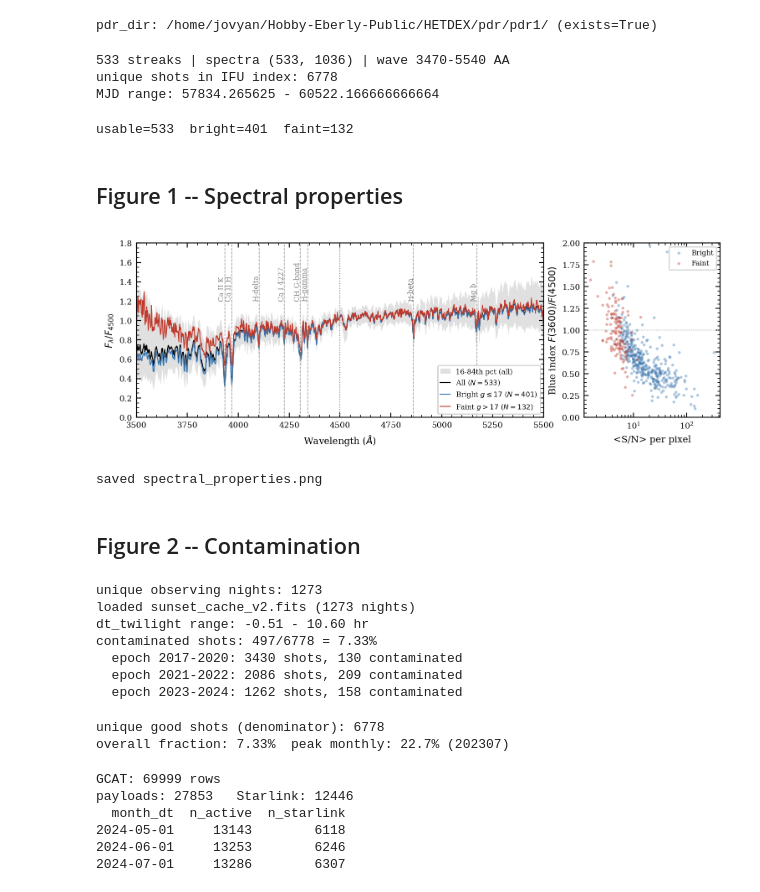
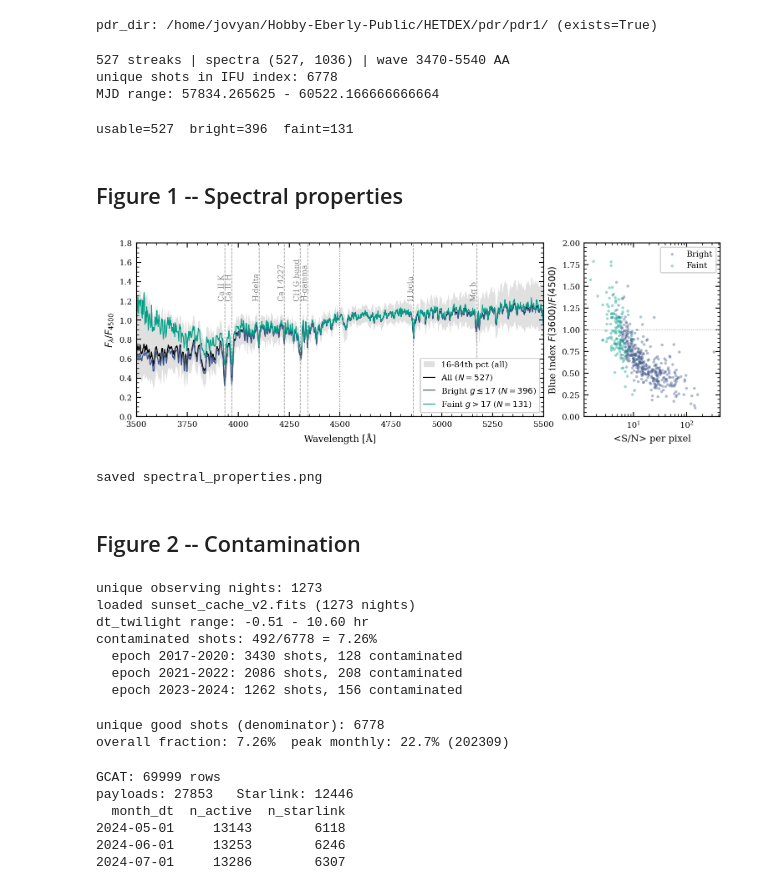
Before and after one commit to eriniocentric/hetdex_sats, a Jupyter notebook: paper_figures_combined.ipynb, the cells around one changed output. Cells and saved outputs as stored; diff of their text form; code cells hidden in the pictures.

```diff
--- a/paper_figures_combined.ipynb
+++ b/paper_figures_combined.ipynb
@@ -26,7 +26,7 @@ pdr_dir = '/home/jovyan/Hobby-Eberly-Public/HETDEX/pdr/pdr1/'
 if not op.exists(pdr_dir):
     pdr_dir = '/home/jovyan/work/pdr1/'
 
-STREAK_FITS  = 'HETDEX_PDR1_sats.fits'
+STREAK_FITS  = 'HETDEX_PDR1_satellites.fits'
 SUNSET_CACHE = 'sunset_cache_v2.fits'   # local-noon night key (corrected sign)
 GCAT_TSV     = 'gcat_satcat.tsv'        # wget -O gcat_satcat.tsv https://planet4589.org/space/gcat/tsv/cat/satcat.tsv
 PLOT_DIR     = 'figures'
@@ -53,20 +53,47 @@ def apjl_style():
     })
 
 apjl_style()
-C_ALL, C_BR, C_FN = 'k', '#3A76AF', '#C0392B'
+
+# ---- NPG orbit-class palette (matches satstreak_plots.py) ------------------
+C_LEO = '#E64B35'   # red-orange  (LEO)
+C_MEO = '#4DBBD5'   # cyan        (MEO)
+C_GEO = '#00A087'   # teal        (GEO)
+C_HEO = '#3C5488'   # navy        (HEO)
+
+# spectral-stack colours: all=black, bright=dark blue, faint=green
+C_ALL, C_BR, C_FN = 'k', '#3C5488', '#00A087'
+
+# contamination figure colours
+C_CONT    = C_MEO           # monthly bars / bi-monthly line
+C_PAYLOAD = C_HEO           # GCAT all-payload curve
+C_SL      = C_LEO           # GCAT Starlink-only curve
+# epoch progression: cool -> warm = early -> recent
+EPOCH_COLS = [C_MEO, C_GEO, C_HEO]
+
 print('pdr_dir:', pdr_dir, '(exists=%s)' % op.exists(pdr_dir))
 # %% [output]
 pdr_dir: /home/jovyan/Hobby-Eberly-Public/HETDEX/pdr/pdr1/ (exists=True)
 # %%
 # ---- streak catalogue + spectra + per-shot metadata ------------------------
-idx = Table.read(STREAK_FITS, hdu='INDEX')
+idx = Table.read(STREAK_FITS)   # reads hdu=1 (the pub table)
 with fits.open(STREAK_FITS) as h:
     spectra = h['SPECTRA'].data.astype(float)   # (n_streaks, nwave)
     errors  = h['ERRORS'].data.astype(float)    # (n_streaks, nwave) 1-sigma
 n_streaks, nwave = spectra.shape
-assert n_streaks == len(idx), 'INDEX / SPECTRA row mismatch!'
+assert n_streaks == len(idx), 'table / SPECTRA row mismatch!'
 WAVE = 3470.0 + np.arange(nwave) * 2.0          # CRVAL3=3470, CDELT3=2
 print(f'{n_streaks} streaks | spectra {spectra.shape} | wave {WAVE[0]:.0f}-{WAVE[-1]:.0f} AA')
+
+# Rename short MRT publication columns to the descriptive names used below.
+_pub_renames = {
+    'Shot':  'shotid',
+    'gmag':  'g_mag',
+    'SNR':   'mean_snr',
+}
+_from = [k for k in _pub_renames if k in idx.colnames]
+_to   = [_pub_renames[k] for k in _from]
+if _from:
+    idx.rename_columns(_from, _to)
 
 # full IFU index (one row per IFU per shot); used for denominators + per-shot mjd
 ifu_all = Table.read(op.join(pdr_dir, 'ifu-index.fits'))
@@ -80,7 +107,7 @@ sid2mjd = dict(zip(shot_meta['shotid'].tolist(), shot_meta['mjd'].tolist()))
 idx['mjd'] = np.array([sid2mjd.get(int(s), np.nan) for s in idx['shotid']])
 print('MJD range:', np.nanmin(idx['mjd']), '-', np.nanmax(idx['mjd']))
 # %% [output]
-533 streaks | spectra (533, 1036) | wave 3470-5540 AA
+527 streaks | spectra (527, 1036) | wave 3470-5540 AA
 unique shots in IFU index: 6778
 MJD range: 57834.265625 - 60522.166666666664
 # %%
@@ -122,7 +149,7 @@ LINES = [('Ca II K', 3933.66), ('Ca II H', 3968.47), ('H-delta', 4101.74),
          ('Ca I 4227', 4226.73), ('CH G-band', 4304.0), ('H-gamma', 4340.47),
          ('H-beta', 4861.35), ('Mg b', 5172.70)]
 # %% [output]
-usable=533  bright=401  faint=132
+usable=527  bright=396  faint=131
 # %% [markdown]
 ## Figure 1 -- Spectral properties
 # %%
@@ -139,38 +166,38 @@ axS.fill_between(WAVE, p16_all, p84_all, color='0.7', alpha=0.4, lw=0,
 axS.plot(WAVE, med_all, color=C_ALL, lw=0.8, label=f'All ($N={int(ok.sum())}$)')
 axS.plot(WAVE, med_br,  color=C_BR,  lw=0.8, label=rf'Bright $g\leq{G_SPLIT}$ ($N={int(bright.sum())}$)')
 axS.plot(WAVE, med_f,   color=C_FN,  lw=0.8, label=rf'Faint $g>{G_SPLIT}$ ($N={int(faint.sum())}$)')
 axS.axvline(4500, color='0.5', ls=':', lw=0.8)
 axS.set_xlim(3500, 5500); axS.set_ylim(0.0, 1.8)
-axS.set_xlabel(r'Wavelength ($\AA$)'); axS.set_ylabel(r'$F_\lambda / F_{4500}$')
-axS.legend(loc='lower right', handlelength=1.4, fontsize=6)
+axS.set_xlabel('Wavelength [Å]'); axS.set_ylabel(r'$F_\lambda / F_{4500}$')
+axS.legend(loc='lower right', handlelength=1.4, fontsize=7)
 for name, lam in LINES:
     if WAVE[0] < lam < WAVE[-1]:
         axS.axvline(lam, color='grey', ls='--', lw=0.6, alpha=0.8)
         axS.text(lam - 14, 1.2, name, rotation=90, va='bottom', ha='center',
-                 fontsize=6, color='grey')
+                 fontsize=6.5, color='grey')
 
 
 # ---- right: blue index vs S/N (is the faint blue slope S/N-driven?) ---------
 axB.scatter(snr[bright], blue_index[bright], s=6, alpha=0.4, lw=0, color=C_BR, label='Bright')
 axB.scatter(snr[faint],  blue_index[faint],  s=6, alpha=0.4, lw=0, color=C_FN, label='Faint')
 for sel_, c in [(bright, C_BR), (faint, C_FN)]:
     x = snr[sel_]; y = blue_index[sel_]; m = np.isfinite(x) & np.isfinite(y)
     if m.sum() > 10:
         order = np.argsort(x[m]); xs = x[m][order]; ys = y[m][order]
         edges = np.percentile(xs, np.linspace(0, 100, 9))
         cb = 0.5 * (edges[:-1] + edges[1:])
         run = [np.nanmedian(ys[(xs >= edges[i]) & (xs < edges[i+1])]) for i in range(len(edges)-1)]
         #axB.plot(cb, run, color=c, lw=1.3)
 axB.axhline(1.0, color='0.6', lw=0.6, ls=':')
 axB.set_xscale('log'); axB.set_ylim(0, 2.0)
 axB.set_xlabel('<S/N> per pixel'); axB.set_ylabel(r'Blue index $F(3600)/F(4500)$')
-axB.legend(loc='upper right', fontsize=6)
+axB.legend(loc='upper right', fontsize=7)
 
 fig.savefig(f'{PLOT_DIR}/spectral_properties.png', dpi=300, bbox_inches='tight')
 plt.show()
 print('saved spectral_properties.png')
 # %% [output]
-[figure, old version]
+[figure, new version]
 saved spectral_properties.png
 # %% [markdown]
 ## Figure 2 -- Contamination
@@ -237,10 +264,10 @@ for lab, y0, y1 in EPOCHS:
 unique observing nights: 1273
 loaded sunset_cache_v2.fits (1273 nights)
 dt_twilight range: -0.51 - 10.60 hr
-contaminated shots: 497/6778 = 7.33%
-  epoch 2017-2020: 3430 shots, 130 contaminated
-  epoch 2021-2022: 2086 shots, 209 contaminated
-  epoch 2023-2024: 1262 shots, 158 contaminated
+contaminated shots: 492/6778 = 7.26%
+  epoch 2017-2020: 3430 shots, 128 contaminated
+  epoch 2021-2022: 2086 shots, 208 contaminated
+  epoch 2023-2024: 1262 shots, 156 contaminated
 # %%
 # ---- monthly contamination fraction (denominator = good shots) -------------
 if 'response_4540' in ifu_all.colnames:
@@ -290,7 +317,7 @@ print(f'overall fraction: {len(sat_shotids)/len(shots_uniq)*100:.2f}%  '
       f'peak monthly: {fraction_monthly.max()*100:.1f}% ({months_sorted[np.argmax(fraction_monthly)]})')
 # %% [output]
 unique good shots (denominator): 6778
-overall fraction: 7.33%  peak monthly: 22.7% (202307)
+overall fraction: 7.26%  peak monthly: 22.7% (202309)
 # %%
 # ---- active payloads in orbit from GCAT (McDowell, planet4589.org) ---------
 # One-time download:
```
Also changed, not shown: parts of 3 cells of this notebook, 8 other files.
